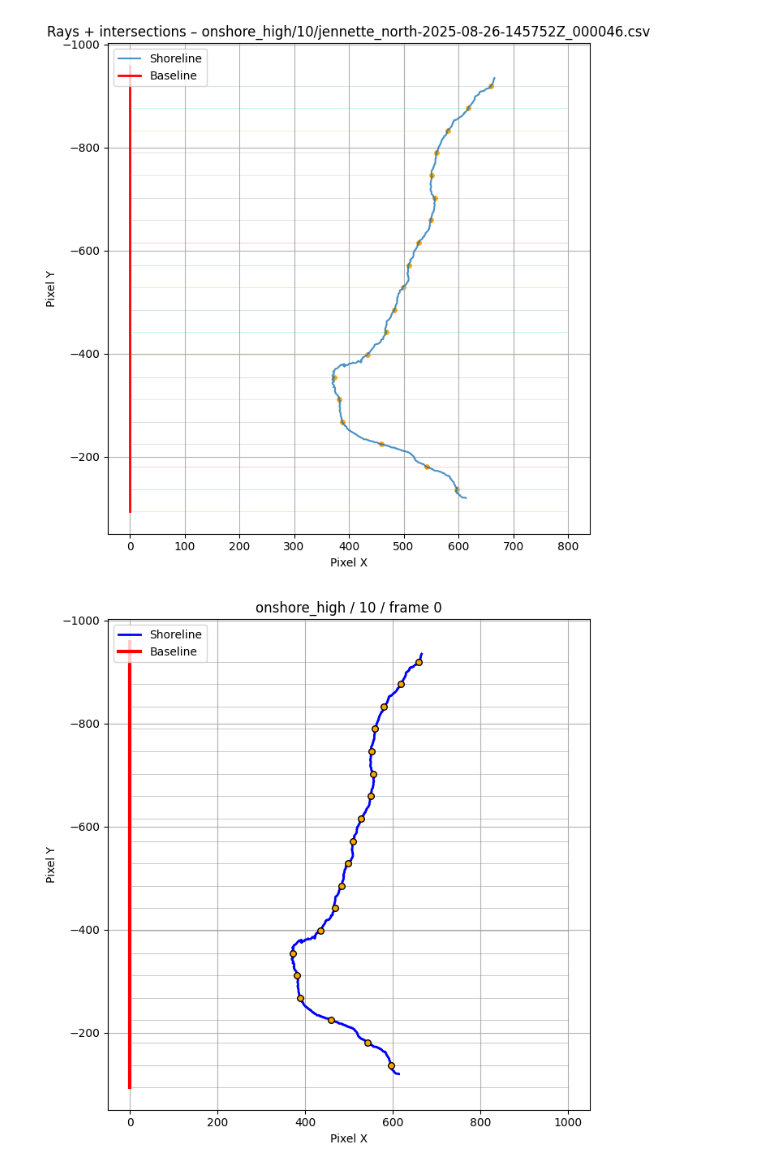
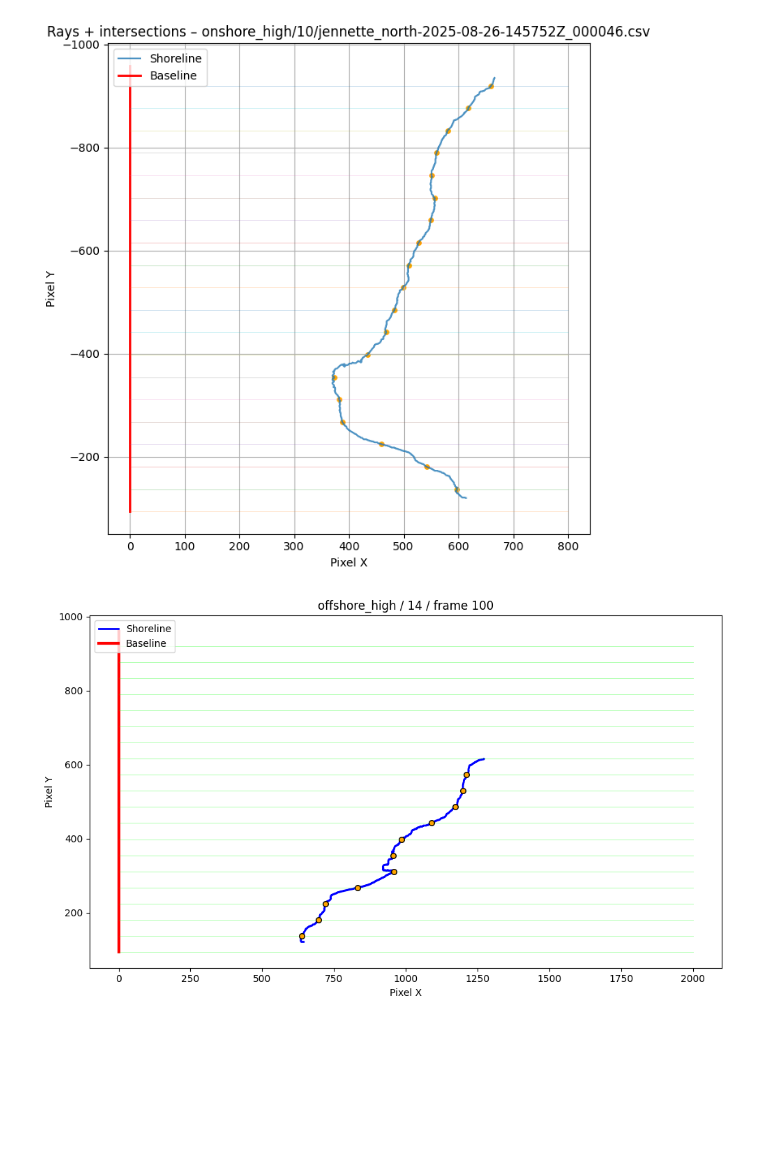
Before and after one commit to Mayuzh/sam2_realtime, a Jupyter notebook: save_predict/shoreline_jsons/curve_boxplot.ipynb, the cells around one changed output. Drawn from its saved outputs; the diff is of its cells as text; code cells hidden in the pictures; blank space fills up the shorter version.

```diff
--- a/save_predict/shoreline_jsons/curve_boxplot.ipynb
+++ b/save_predict/shoreline_jsons/curve_boxplot.ipynb
@@ -548,27 +548,27 @@ def debug_rays_on_frame(
     plt.show()
 # %%
 # Choose regime and folder
-regime = "onshore_high"       # or "onshore_high"
-folder_name = "10"            # example folder: "7", "10", "12", etc.
-frame_idx = 0                # pick any CSV index
+regime = "offshore_high"       # or "onshore_high"
+folder_name = "14"            # example folder: "7", "10", "12", etc.
+frame_idx = 100                # pick any CSV index
 
 # Locate folder and load shoreline
 reg_root = REGIME_ROOTS[regime]
 folder = [sf for sf in list_subfolders(reg_root) if sf.name == folder_name][0]
 csv_paths = list_shoreline_csvs(folder)
 
 shore_pts = load_shoreline(csv_paths[frame_idx])
 
 # Compute distances for this frame
 dists = compute_distances_for_shoreline(baseline_pts, normals, shore_pts)
 
 debug_rays_on_frame(
     baseline_pts=baseline_pts,
     normals=normals,
     shoreline_pts=shore_pts,
     dists=dists,
     ray_step=10,
     title=f"{regime} / {folder_name} / frame {frame_idx}"
 )
 # %% [output]
-[figure, old version]
+[figure, new version]
```
Also changed, not shown: parts of 2 cells of this notebook, 8 other files.
